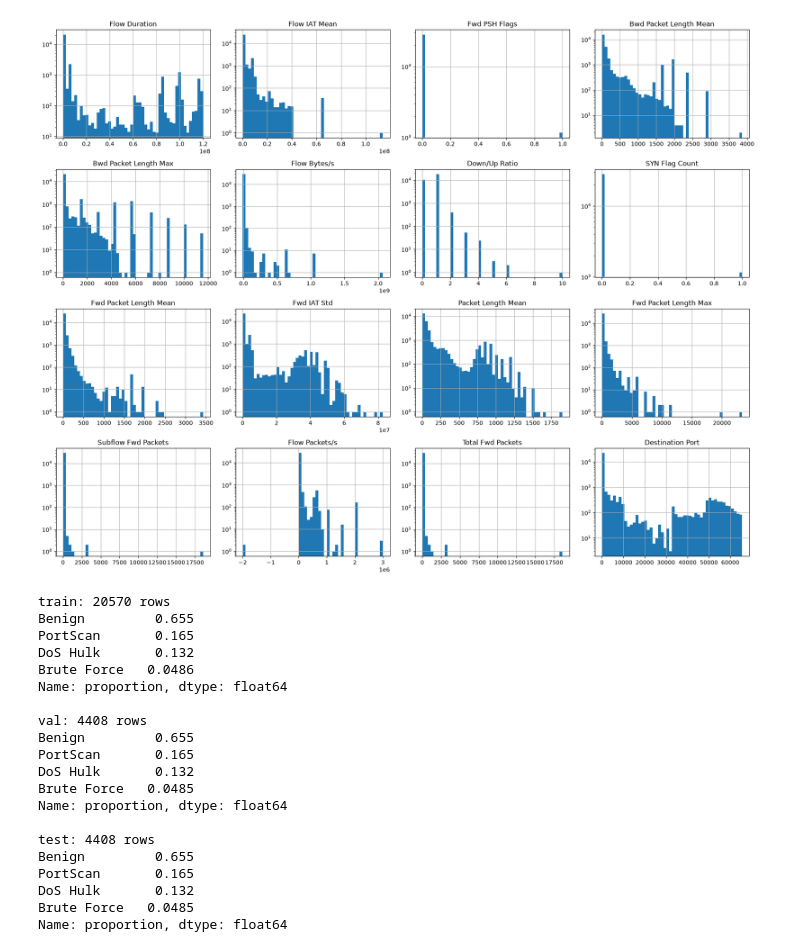
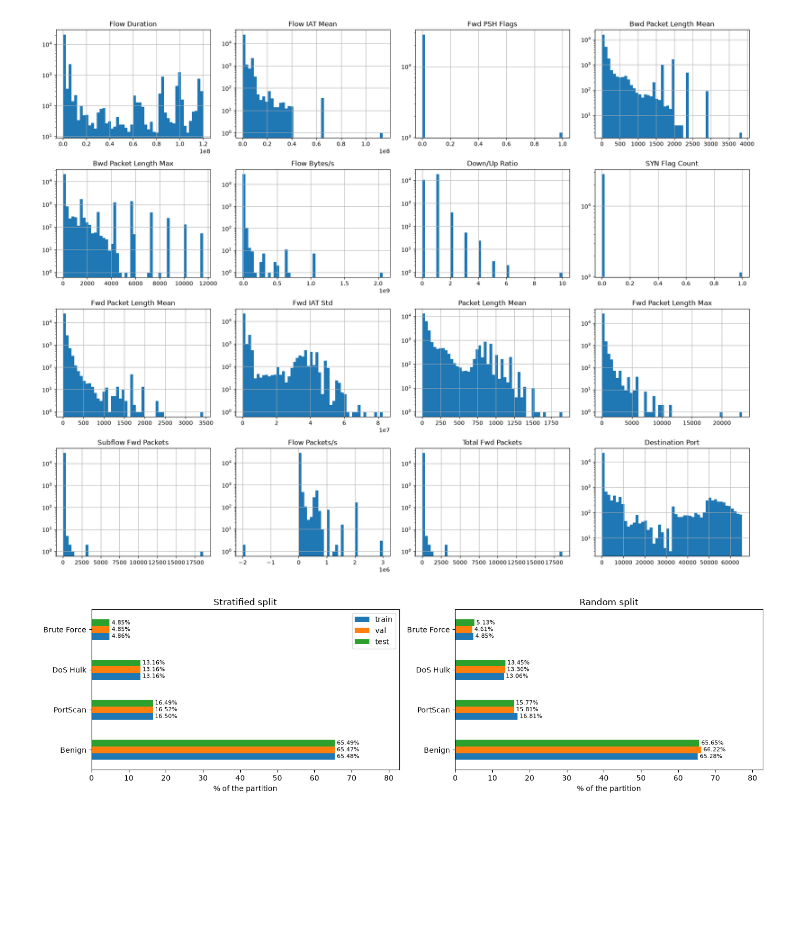
Before and after one commit to emanueletocci/polito-ai, a Jupyter notebook: labs/lab01/notebook.ipynb, the cells around one changed output. Drawn from its saved outputs; the diff is of its cells as text; code cells hidden in the pictures; blank space fills up the shorter version.

```diff
--- a/labs/lab01/notebook.ipynb
+++ b/labs/lab01/notebook.ipynb
@@ -136,28 +210,3 @@ y = data["Label"].values
 # stratify=y keeps the same class proportions in every partition (imbalanced classes)
 X_train, X_temp, y_train, y_temp = train_test_split(X, y, test_size=0.3, random_state=42, stratify=y)
 X_val, X_test, y_val, y_test = train_test_split(X_temp, y_temp, test_size=0.5, random_state=42, stratify=y_temp)
-
-for name, yy in [("train", y_train), ("val", y_val), ("test", y_test)]:
-    print(f"\n{name}: {len(yy)} rows")
-    print(pd.Series(label_encoder.inverse_transform(yy)).value_counts(normalize=True))
-# %% [output]
-train: 20570 rows
-Benign         0.655
-PortScan       0.165
-DoS Hulk       0.132
-Brute Force   0.0486
-Name: proportion, dtype: float64
-
-val: 4408 rows
-Benign         0.655
-PortScan       0.165
-DoS Hulk       0.132
-Brute Force   0.0485
-Name: proportion, dtype: float64
-
-test: 4408 rows
-Benign         0.655
-PortScan       0.165
-DoS Hulk       0.132
-Brute Force   0.0485
-Name: proportion, dtype: float64
@@ -172,0 +213,28 @@ X_test = scaler.transform(X_test)
+# %%
+# ------------------------------------------------------------------------------
+# STRATIFICATION CHECK: same split (seed 42) with and without stratify
+# ------------------------------------------------------------------------------
+def split_proportions(stratified):
+    y_tr, y_tmp = train_test_split(y, test_size=0.3, random_state=42,
+                                   stratify=y if stratified else None)
+    y_v, y_t = train_test_split(y_tmp, test_size=0.5, random_state=42,
+                                stratify=y_tmp if stratified else None)
+    return pd.DataFrame({
+        name: pd.Series(label_encoder.inverse_transform(yy)).value_counts(normalize=True) * 100
+        for name, yy in [("train", y_tr), ("val", y_v), ("test", y_t)]
+    })
+
+fig, axes = plt.subplots(1, 2, figsize=(14, 4), sharex=True)
+for ax, stratified, title in [(axes[0], True, "Stratified split"), (axes[1], False, "Random split")]:
+    perc = split_proportions(stratified)
+    perc.plot.barh(ax=ax, legend=(ax is axes[0]))
+    for cont in ax.containers:
+        ax.bar_label(cont, fmt=" %.2f%%", fontsize=8)
+    ax.set_xlabel("% of the partition")
+    ax.set_title(title)
+axes[0].set_xlim(0, perc.values.max() * 1.25)   # room for the labels (shared by both panels)
+plt.tight_layout()
+plt.show()
+plt.close()
+# %% [output]
+[figure, added]
```
Also changed, not shown: parts of 15 cells of this notebook, 2 other files.
